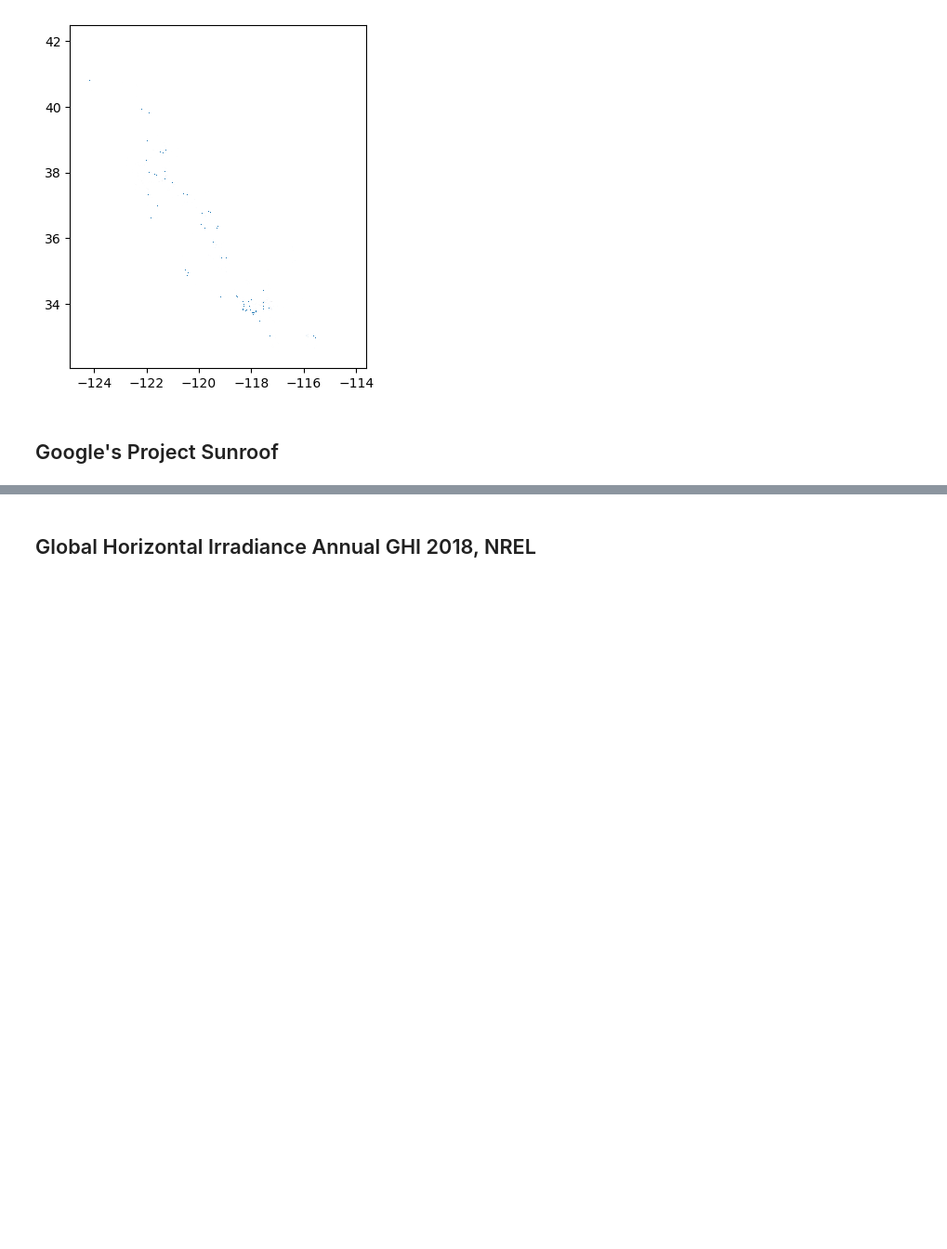
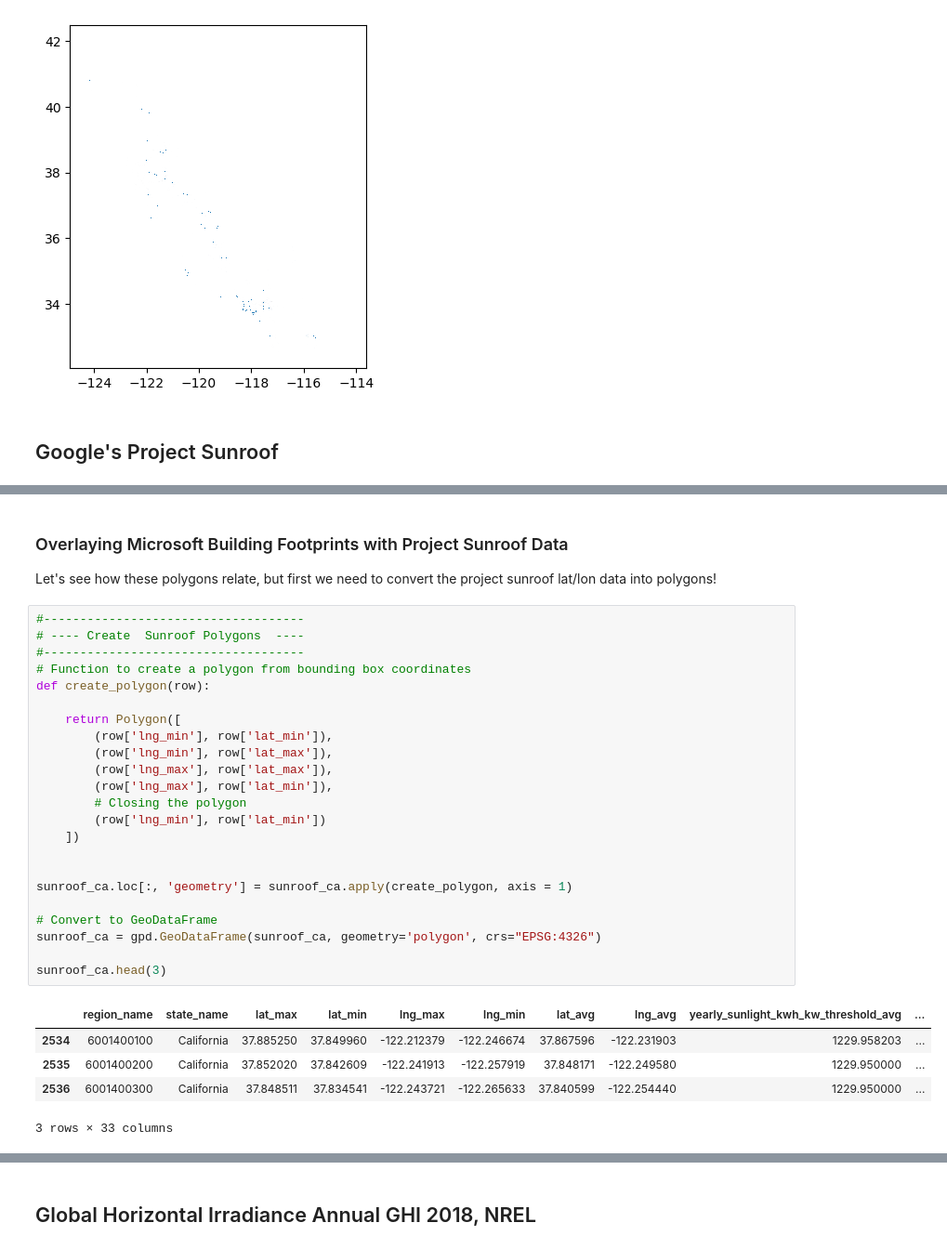
Before and after one commit to The2035Initiative/cca_grid_modeling_project, a Jupyter notebook: Script/Thrust_2.1_Building_Energy_DS/Python/ca_grid_model_data_exploration.ipynb, the cells around one changed output, grey strips where cells are left out. Shown at 93% size. Saved outputs shown, nothing was run; the diff lists cells and outputs as text; blank space fills up the shorter version.

```diff
--- a/Script/Thrust_2.1_Building_Energy_DS/Python/ca_grid_model_data_exploration.ipynb
+++ b/Script/Thrust_2.1_Building_Energy_DS/Python/ca_grid_model_data_exploration.ipynb
@@ -104,0 +93,32 @@ sunroof_ca
+# %% [markdown]
+### Overlaying Microsoft Building Footprints with Project Sunroof Data
+Let's see how these polygons relate, but first we need to convert the project sunroof lat/lon data into polygons!
+# %%
+#------------------------------------
+# ---- Create  Sunroof Polygons  ----
+#------------------------------------
+# Function to create a polygon from bounding box coordinates
+def create_polygon(row):
+
+    return Polygon([
+        (row['lng_min'], row['lat_min']),
+        (row['lng_min'], row['lat_max']),
+        (row['lng_max'], row['lat_max']),
+        (row['lng_max'], row['lat_min']),
+        # Closing the polygon
+        (row['lng_min'], row['lat_min'])
+    ])
+
+
+sunroof_ca.loc[:, 'geometry'] = sunroof_ca.apply(create_polygon, axis = 1)
+
+# Convert to GeoDataFrame
+sunroof_ca = gpd.GeoDataFrame(sunroof_ca, geometry='polygon', crs="EPSG:4326")
+
+sunroof_ca.head(3)
+# %% [output]
+|  | region_name | state_name | lat_max | lat_min | lng_max | lng_min | lat_avg | lng_avg | yearly_sunlight_kwh_kw_threshold_avg | ... |
+| 2534 | 6001400100 | California | 37.885250 | 37.849960 | -122.212379 | -122.246674 | 37.867596 | -122.231903 | 1229.958203 | ... |
+| 2535 | 6001400200 | California | 37.852020 | 37.842609 | -122.241913 | -122.257919 | 37.848171 | -122.249580 | 1229.950000 | ... |
+| 2536 | 6001400300 | California | 37.848511 | 37.834541 | -122.243721 | -122.265633 | 37.840599 | -122.254440 | 1229.950000 | ... |
+3 rows × 33 columns
```
Also changed, not shown: parts of 19 cells of this notebook, 8 other files.
